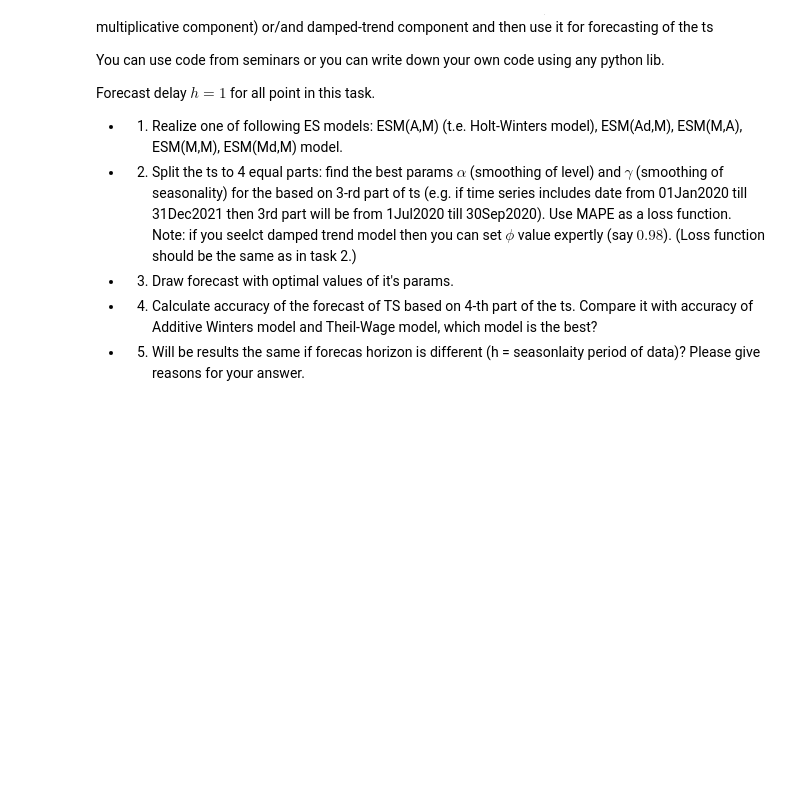
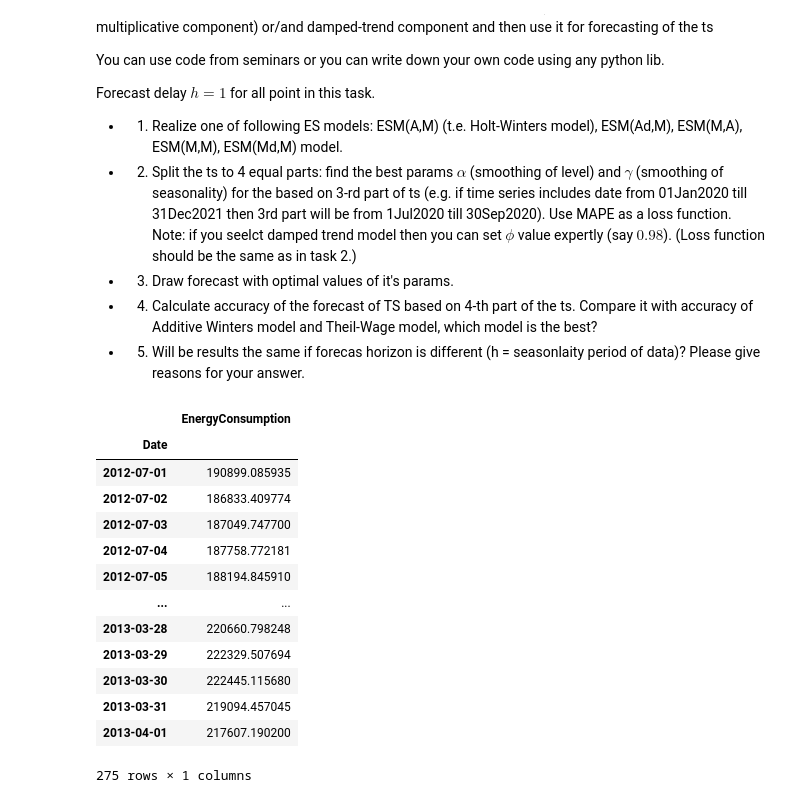
Before and after one commit to olegoid/ATSF, a Jupyter notebook: HW1.ipynb, the cells around one changed output. Saved outputs shown, nothing was run; the diff lists cells and outputs as text; code cells hidden in the pictures; blank space fills up the shorter version.

```diff
--- a/HW1.ipynb
+++ b/HW1.ipynb
@@ -334,0 +441,28 @@ Note: if you seelct damped trend model then you can set  $\phi$ value expertly (
+# %%
+
+from statsmodels.tsa.seasonal import seasonal_decompose
+from statsmodels.tsa.seasonal import seasonal_decompose
+
+# holt winters
+from statsmodels.tsa.holtwinters import ExponentialSmoothing
+
+# 1 and 2
+FRC_HW_TS = ExponentialSmoothing(third_quarter_ts, trend='mul',seasonal='mul', seasonal_periods=12).fit().fittedvalues
+FRC_HW_TS = FRC_HW_TS.to_frame()
+FRC_HW_TS.rename(columns={ FRC_HW_TS.columns[0]: "EnergyConsumption" }, inplace = True)
+FRC_HW_TS
+# %% [output]
+|  | EnergyConsumption |
+| Date |  |
+| 2012-07-01 | 190899.085935 |
+| 2012-07-02 | 186833.409774 |
+| 2012-07-03 | 187049.747700 |
+| 2012-07-04 | 187758.772181 |
+| 2012-07-05 | 188194.845910 |
+| ... | ... |
+| 2013-03-28 | 220660.798248 |
+| 2013-03-29 | 222329.507694 |
+| 2013-03-30 | 222445.115680 |
+| 2013-03-31 | 219094.457045 |
+| 2013-04-01 | 217607.190200 |
+275 rows × 1 columns
```
Also changed, not shown: parts of 16 cells of this notebook.
